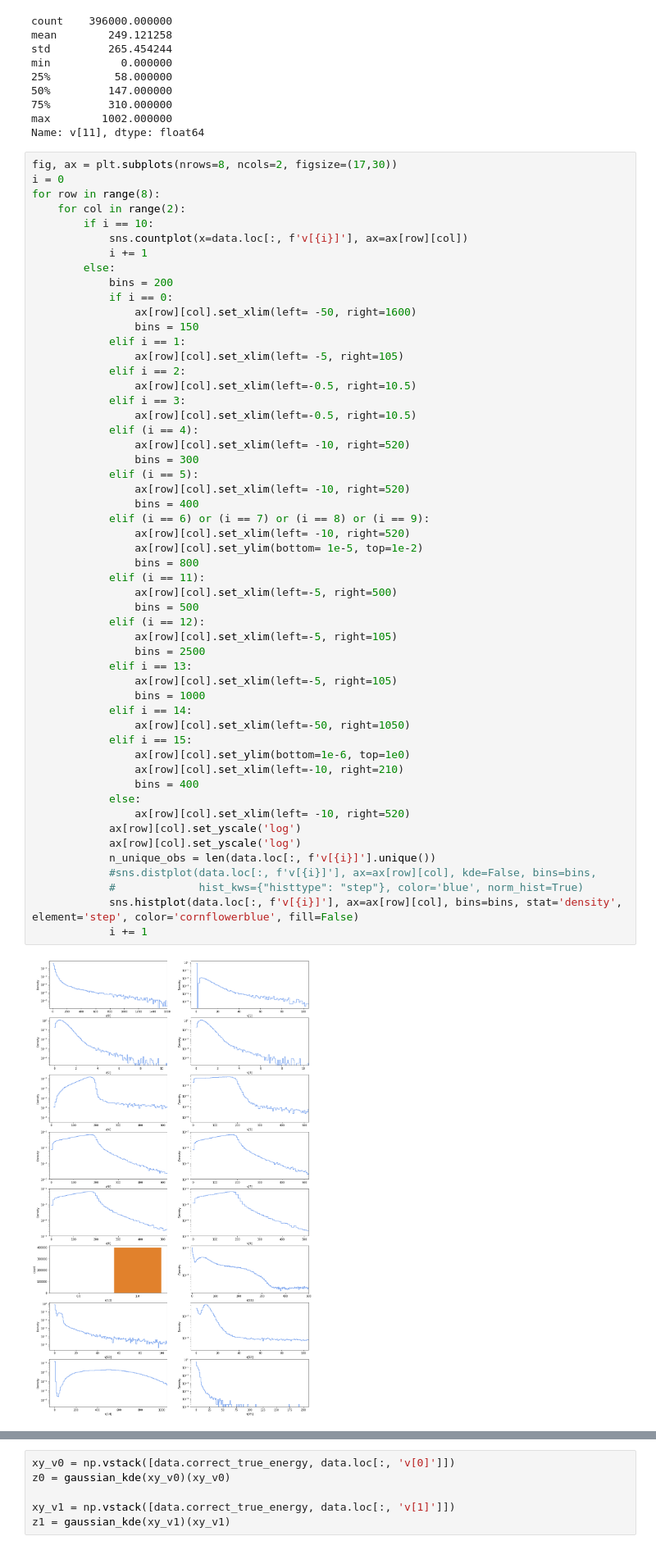
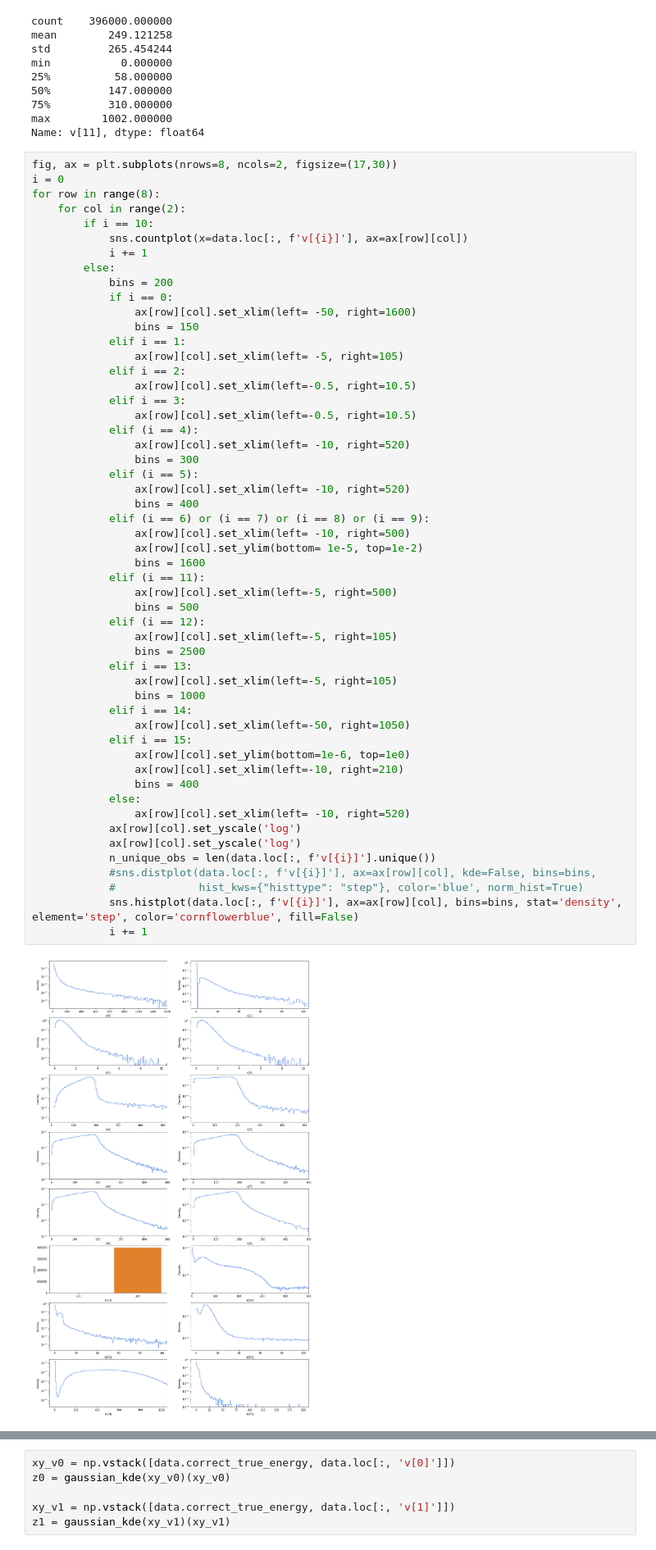
Before and after one commit to lucamasserano/muonEnergy-lfi, a Jupyter notebook: plotting/features.ipynb, the cells around one changed output, grey strips where cells are left out. Shown at 82% size. Cells and saved outputs as stored; diff of their text form.

```diff
--- a/plotting/features.ipynb
+++ b/plotting/features.ipynb
@@ -227,34 +236,34 @@ for row in range(8):
             elif (i == 5):
                 ax[row][col].set_xlim(left= -10, right=520)
                 bins = 400
             elif (i == 6) or (i == 7) or (i == 8) or (i == 9):
-                ax[row][col].set_xlim(left= -10, right=520)
+                ax[row][col].set_xlim(left= -10, right=500)
                 ax[row][col].set_ylim(bottom= 1e-5, top=1e-2)
-                bins = 800
+                bins = 1600
             elif (i == 11):
                 ax[row][col].set_xlim(left=-5, right=500)
                 bins = 500
             elif (i == 12):
                 ax[row][col].set_xlim(left=-5, right=105)
                 bins = 2500
             elif i == 13:
                 ax[row][col].set_xlim(left=-5, right=105)
                 bins = 1000
             elif i == 14:
                 ax[row][col].set_xlim(left=-50, right=1050)
             elif i == 15:
                 ax[row][col].set_ylim(bottom=1e-6, top=1e0)
                 ax[row][col].set_xlim(left=-10, right=210)
                 bins = 400
             else:
                 ax[row][col].set_xlim(left= -10, right=520)
             ax[row][col].set_yscale('log')
             ax[row][col].set_yscale('log')
             n_unique_obs = len(data.loc[:, f'v[{i}]'].unique())
             #sns.distplot(data.loc[:, f'v[{i}]'], ax=ax[row][col], kde=False, bins=bins,
             #             hist_kws={"histtype": "step"}, color='blue', norm_hist=True)
             sns.histplot(data.loc[:, f'v[{i}]'], ax=ax[row][col], bins=bins, stat='density', element='step', color='cornflowerblue', fill=False)
             i += 1
 # %% [output]
-[figure, old version]
+[figure, new version]
 # %% [markdown]
```
Also changed, not shown: parts of 48 cells of this notebook, 8 other files.
